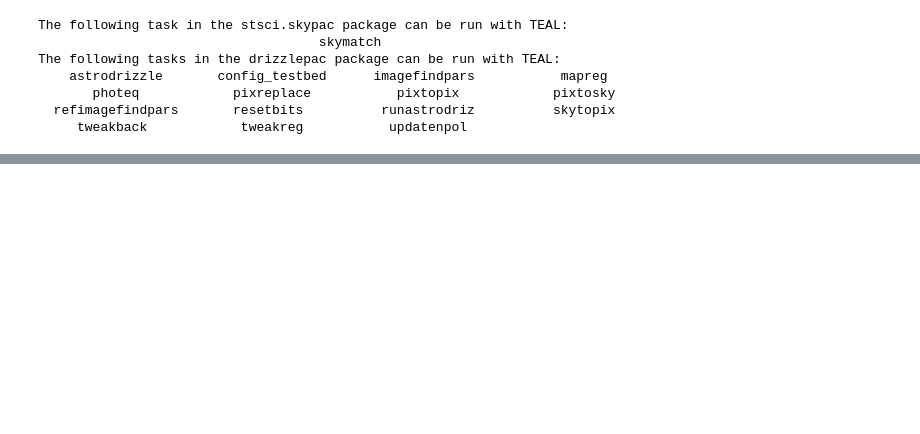
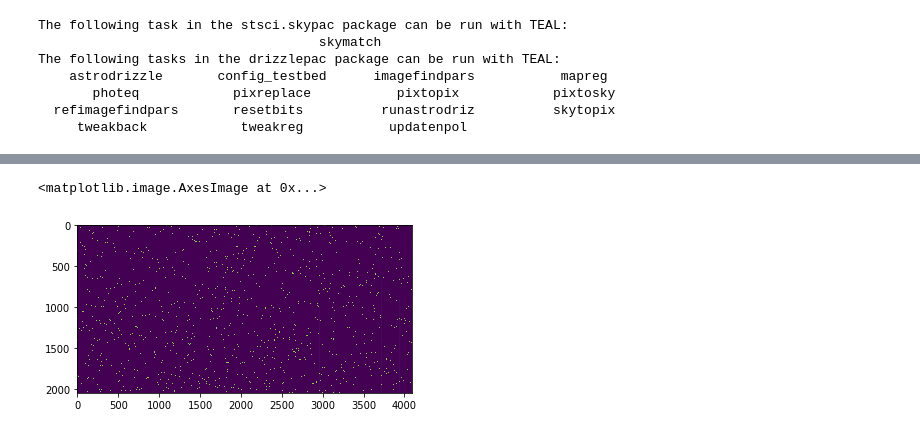
Before and after one commit to kgb0255/deepCR_james, a Jupyter notebook: getting_started.ipynb, the cells around one changed output, grey strips where cells are left out. Drawn from its saved outputs; the diff is of its cells as text; code cells hidden in the pictures; blank space fills up the shorter version.

```diff
--- a/getting_started.ipynb
+++ b/getting_started.ipynb
@@ -143,0 +167,12 @@ Downloading URL https://mast.stsci.edu/api/v0.1/Download/file?uri=mast:HST/produ
+# %%
+example_path = tr_path+str(12213)+'/11/jbit11dsq_flc.fits'
+with fits.open(example_path) as hdul:
+#     print(hdul.info())
+    hdr = hdul[0].header
+#     print(repr(hdr))
+    dq = hdul[3].data
+    sat = hdul[1].data > 70000
+plt.imshow(dq)
+# %% [output]
+<matplotlib.image.AxesImage at 0x...>
+[figure, added]
```
Also changed, not shown: parts of 25 cells of this notebook.
